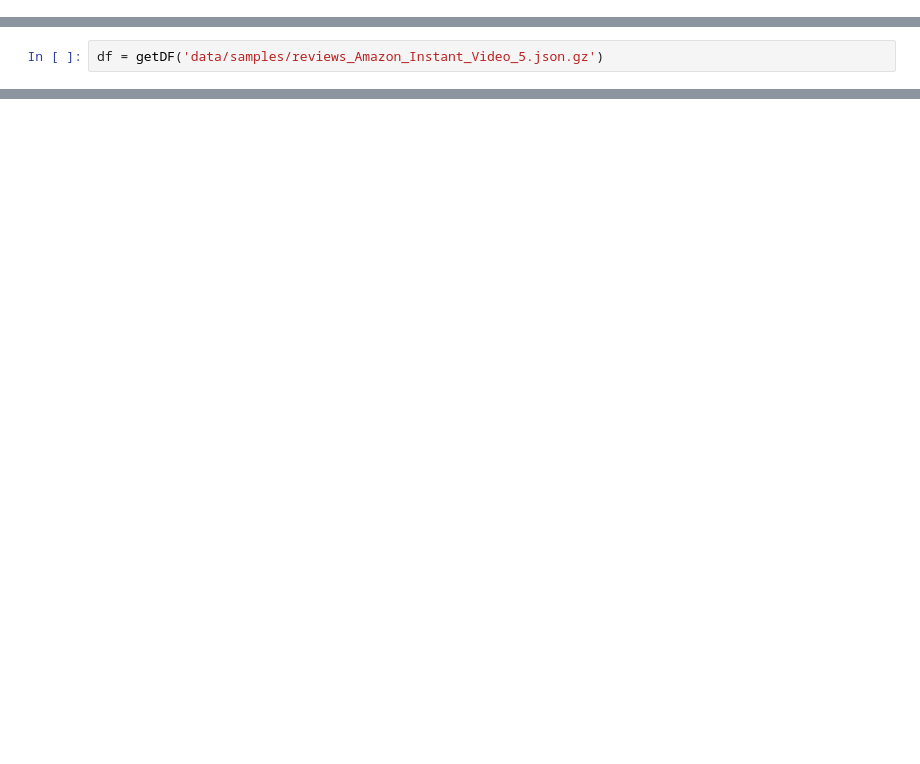
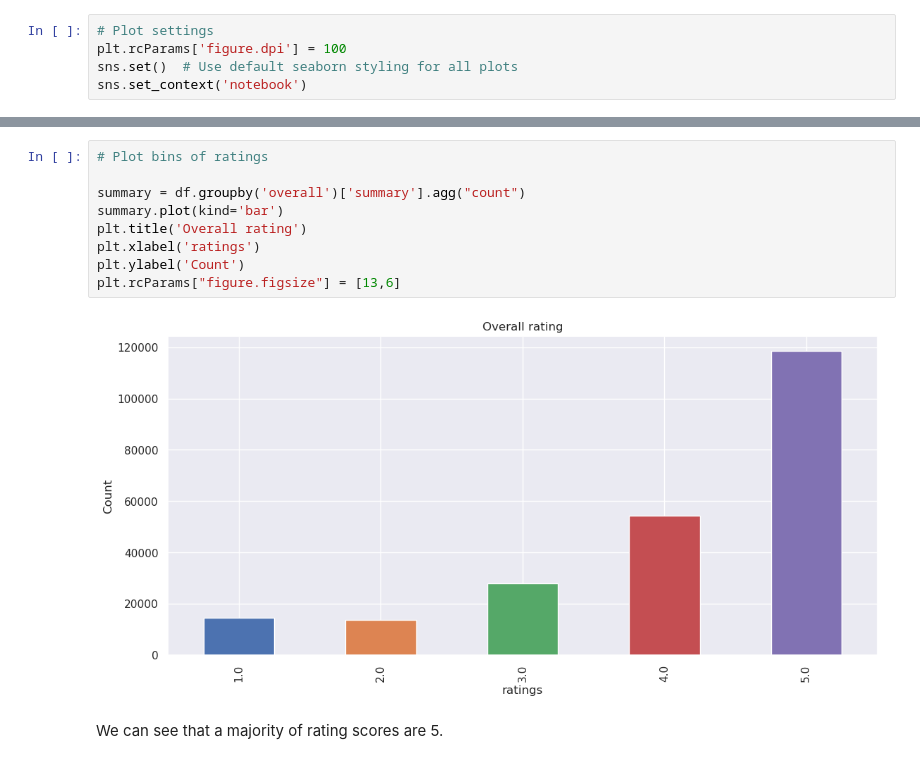
Before and after one commit to epfl-ada-project-amazon/data-analysis, a Jupyter notebook: Preprocesing.ipynb, the cells around one changed output, grey strips where cells are left out. Cells and saved outputs as stored; diff of their text form; blank space fills up the shorter version.

```diff
--- a/Preprocesing.ipynb
+++ b/Preprocesing.ipynb
@@ -3,0 +17,5 @@ import gzip
+# %%
+# Plot settings
+plt.rcParams['figure.dpi'] = 100
+sns.set()  # Use default seaborn styling for all plots
+sns.set_context('notebook')
@@ -35,2 +98,0 @@ df.head(10)
-# %%
-df = getDF('data/samples/reviews_Amazon_Instant_Video_5.json.gz')
@@ -69,0 +126,13 @@ Int64Index([    0,     1,     2,     3,     4,     5,     6,     7,     8,
+# %%
+# Plot bins of ratings
+
+summary = df.groupby('overall')['summary'].agg("count")
+summary.plot(kind='bar')
+plt.title('Overall rating')
+plt.xlabel('ratings')
+plt.ylabel('Count')
+plt.rcParams["figure.figsize"] = [13,6]
+# %% [output]
+[figure, added]
+# %% [markdown]
+We can see that a majority of rating scores are 5.
```
Also changed, not shown: parts of 33 cells of this notebook.
